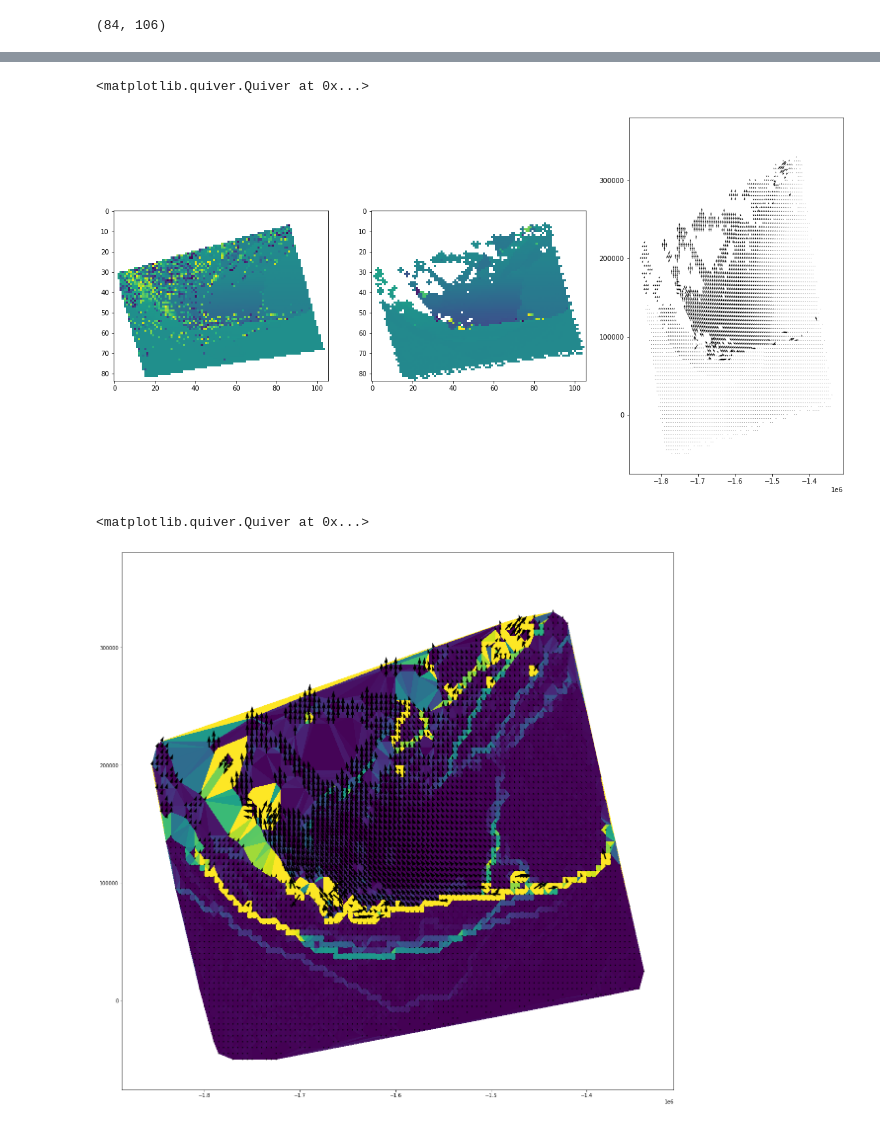
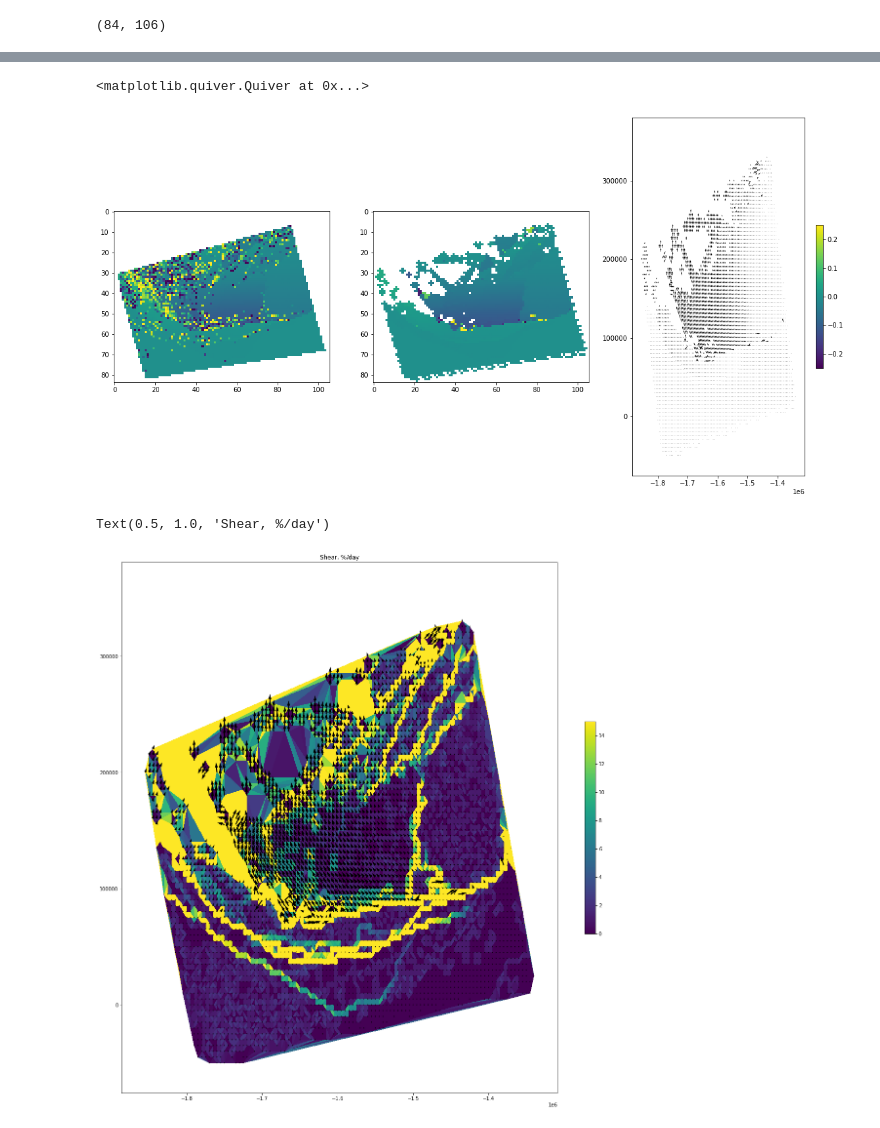
Before and after one commit to tdcwilliams/arktalas-scripts, a Jupyter notebook: python/RS2_drift/detailed_radarsat.ipynb, the cells around one changed output, grey strips where cells are left out. Saved outputs shown, nothing was run; the diff lists cells and outputs as text; code cells hidden in the pictures.

Commit message:
convert to velocity for comparison

```diff
--- a/python/RS2_drift/detailed_radarsat.ipynb
+++ b/python/RS2_drift/detailed_radarsat.ipynb
@@ -149,0 +243,3 @@ gpi = (c2 > 0) * (c2 < n2cols) * (r2 > 0) * (r2 < n2rows)
+# %%
+# create fake features
+c1, r1, c2, r2 = fake_feature_tracking(n1, n2)
@@ -149,0 +248,8 @@ gpi = (c2 > 0) * (c2 < n2cols) * (r2 > 0) * (r2 < n2rows)
+# %%
+# Run Pattern Matching with excessive parameters
+upm, vpm, apm, rpm, hpm, lon2pm, lat2pm = pattern_matching(
+    lon1pm, lat1pm, n1, c1, r1, n2, c2, r2,
+    srs=srs, img_size=71,
+    min_border=500, max_border=500,
+    angles=[-10, -5, 0, 5, 10],
+    threads=10)
@@ -149,0 +259,19 @@ gpi = (c2 > 0) * (c2 < n2cols) * (r2 > 0) * (r2 < n2rows)
+# %%
+# convert displacement to velocity
+delta_t = (n2.time_coverage_start - n1.time_coverage_start).total_seconds()
+u, v = upm/delta_t, vpm/delta_t
+
+# clean velocity field
+u2 = clean_velo_field(u, rpm, hpm, 2)
+v2 = clean_velo_field(v, rpm, hpm, 2)
+gpi = np.isfinite(u2*v2)
+print(f'Found {np.sum(gpi)} good vectors')
+
+
+# deformation rates
+e1, e2, e3, a, p, t = get_deformation_nodes(xgrd[gpi], ygrd[gpi], u2[gpi], v2[gpi])
+
+# convert deformation rates to %/day
+e1 *= 8640000
+e2 *= 8640000
+e3 *= 8640000
@@ -174,8 +291,9 @@ vpm2 = clean_velo_field(vpm, rpm, hpm, 2)
 # %%
 fig, ax = plt.subplots(1,3,figsize=(20,10))
-ax[0].imshow(upm)
-ax[1].imshow(upm2)
-ax[2].quiver(xgrd, ygrd, upm2, vpm2)
+im0 = ax[0].imshow(u, vmin=-.25, vmax=.25)
+im1 = ax[1].imshow(u2, vmin=-.25, vmax=.25)
+fig.colorbar(im1, shrink=.4)
+ax[2].quiver(xgrd, ygrd, u2, v2)
 # %% [output]
 <matplotlib.quiver.Quiver at 0x...>
-[figure, old version]
+[figure, new version]
@@ -273,10 +300,9 @@ def get_deformation_nodes(x, y, u, v):
-# %%
-gpi = np.isfinite(upm2*vpm2)
-e1, e2, e3, a, p, t = get_deformation_nodes(xgrd[gpi], ygrd[gpi], upm2[gpi], vpm2[gpi])
 # %%
 fig, ax = plt.subplots(1,1,figsize=(20,20))
-ax.tripcolor(xgrd[gpi], ygrd[gpi], t, e2, mask=np.isnan(e2), vmax=1)
-ax.quiver(xgrd, ygrd, upm2, vpm2)
+im = ax.tripcolor(xgrd[gpi], ygrd[gpi], t, e2, mask=np.isnan(e2), vmax=15)
+ax.quiver(xgrd, ygrd, u2, v2)
+fig.colorbar(im, shrink=0.4)
+ax.set_title('Shear, %/day')
 # %% [output]
-<matplotlib.quiver.Quiver at 0x...>
+Text(0.5, 1.0, 'Shear, %/day')
-[figure, old version]
+[figure, new version]
```
Also changed, not shown: parts of 10 cells of this notebook.
